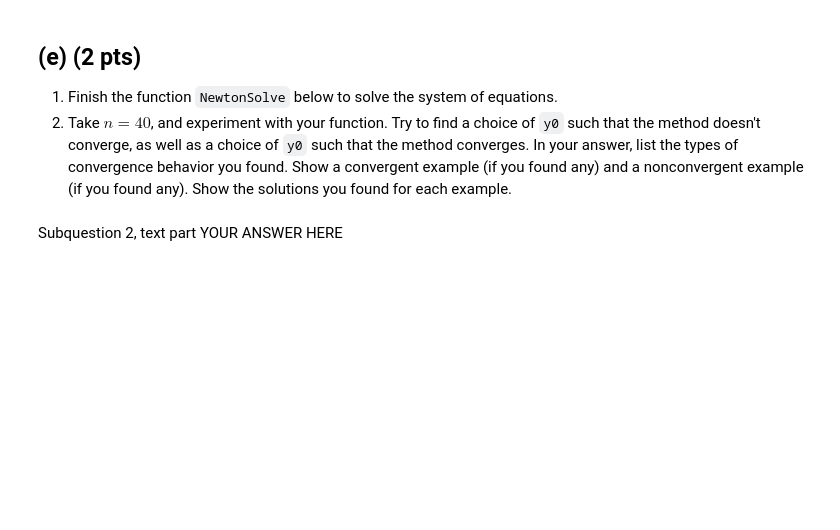
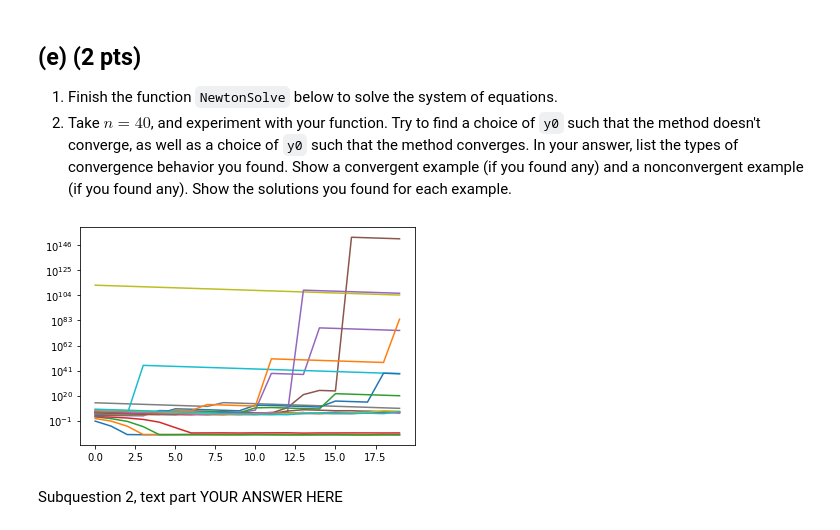
Before and after one commit to jygd-bit/NA_homework, a Jupyter notebook: hw4_2022.ipynb, the cells around one changed output. Drawn from its saved outputs; the diff is of its cells as text; code cells hidden in the pictures; blank space fills up the shorter version.

```diff
--- a/hw4_2022.ipynb
+++ b/hw4_2022.ipynb
@@ -269,11 +254,25 @@ plt.xlabel('')
 2. Take $n=40$, and experiment with your function. Try to find a choice of `y0` such that the method doesn't converge, as well as a choice of `y0` such that the method converges. In your answer, list the types of convergence behavior you found. Show a convergent example (if you found any) and a nonconvergent example (if you found any). Show the solutions you found for each example.
 # %%
 # Subquestion 1.
-def NewtonSolve(y0, K):
+def NewtonSolve(y, K):
     """ Use Newton's method to solve F(y) = 0 with initial guess y0 and K iterations. """
-    y = y0
-    # YOUR CODE HERE
-    return y
+    guesses = []
+    for _ in range(K):
+        s = linalg.spsolve(JacobianF(y), - F(y))
+        y = y + s
+        guesses.append(y)
+    return y, guesses
+
+for x in range(20):
+
+    y = np.array([x] * 40)
+    guess, guesses = NewtonSolve(y, 20)
+
+    converge = [np.linalg.norm(F(guess)) for guess in guesses]
+
+    plt.semilogy(converge)
+# %% [output]
+[figure, added]
 # %%
 # Subquestion 2, code part
 # YOUR CODE HERE
```
Also changed, not shown: parts of 2 cells of this notebook.
